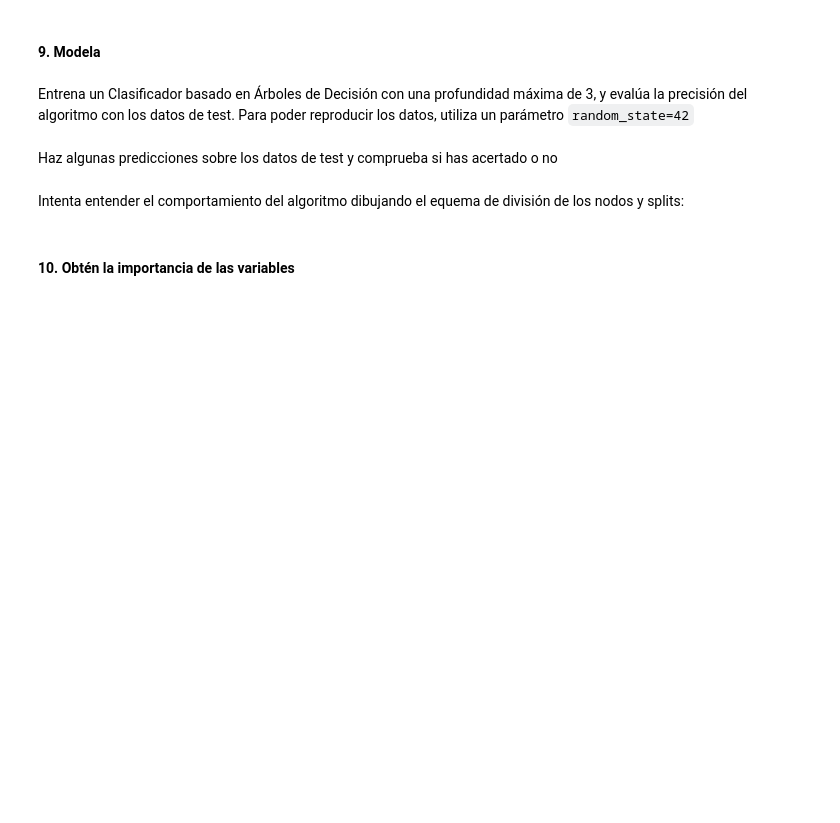
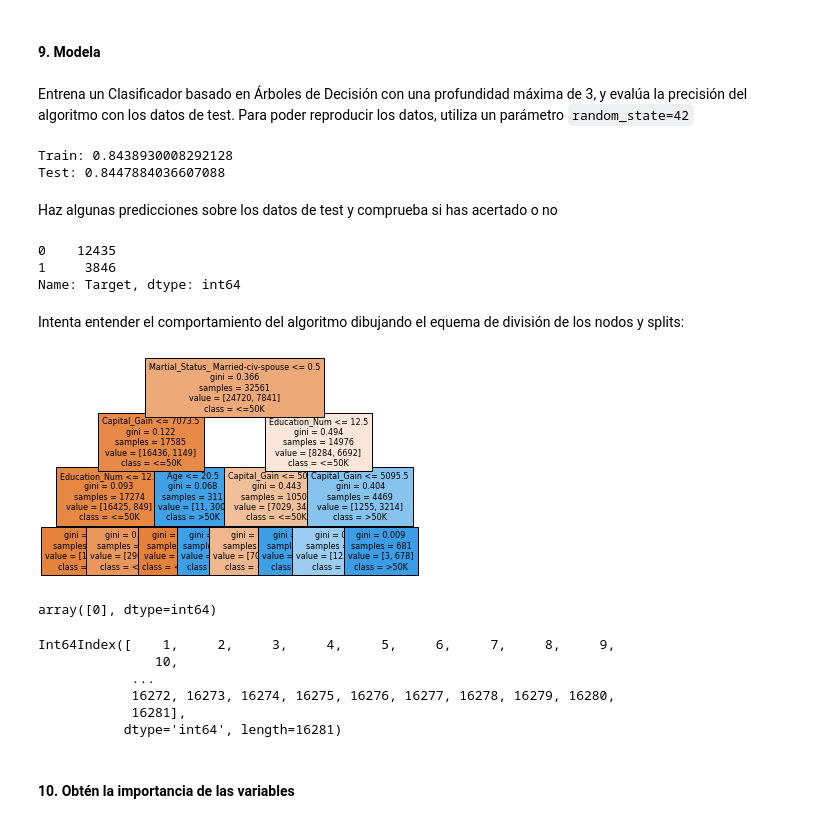
Before and after one commit to franciscocanon-thebridge/bootcamp_thebridge_PTSep20, a Jupyter notebook: Bloque 3 - Machine Learning/01_Supervisado/4-Decision Trees/ejercicios/02_DecisionTrees Adult Dataset.ipynb, the cells around one changed output. Cells and saved outputs as stored; diff of their text form; code cells hidden in the pictures; blank space fills up the shorter version.

Commit message:
actualización ficheros DecisionTrees

```diff
--- a/Bloque 3 - Machine Learning/01_Supervisado/4-Decision Trees/ejercicios/02_DecisionTrees Adult Dataset.ipynb
+++ b/Bloque 3 - Machine Learning/01_Supervisado/4-Decision Trees/ejercicios/02_DecisionTrees Adult Dataset.ipynb
@@ -306,0 +287,7 @@ for c in numerical_columns:
+# %%
+for col in df_train.columns:
+    if df_train[col].dtype == 'object':
+        df_train[col].fillna(df_train[col].mode()[0], inplace=True)
+    else:
+        df_train[col].fillna(df_train[col].median(), inplace=True)
+df_train.info()
@@ -306,0 +316,3 @@ for c in numerical_columns:
+# %%
+df_train = pd.get_dummies(df_train)
+df_test = pd.get_dummies(df_test)
@@ -335,10 +367,61 @@ Ahora que ya hemos llenado todas las categóricas con valores no nulos, codifica
+# %%
+y_col = 'Target'
+X_cols = [a for a in df_train.columns if a != y_col]
+
+X_train = df_train[X_cols]
+y_train = df_train[y_col]
+X_test = df_test[X_cols]
+y_test = df_test[y_col]
 # %% [markdown]
 #### 9. Modela
 # %% [markdown]
 Entrena un Clasificador basado en Árboles de Decisión con una profundidad máxima de 3, y evalúa la precisión del algoritmo con los datos de test. Para poder reproducir los datos, utiliza un parámetro ``random_state=42``
+# %%
+from sklearn.tree import DecisionTreeClassifier
+
+tree_clf = DecisionTreeClassifier(max_depth=3, random_state=42)
+
+tree_clf.fit(X_train, y_train)
+print(f"Train: {tree_clf.score(X_train, y_train)}")
+print(f"Test: {tree_clf.score(X_test, y_test)}")
+# %% [output]
+Train: 0.8438930008292128
+Test: 0.8447884036607088
 # %% [markdown]
 Haz algunas predicciones sobre los datos de test y comprueba si has acertado o no
+# %%
+pd.Series(tree_clf.predict(X_test)).value_counts()
+pd.Series(y_test).value_counts()
+# %% [output]
+0    12435
+1     3846
+Name: Target, dtype: int64
 # %% [markdown]
 Intenta entender el comportamiento del algoritmo dibujando el equema de división de los nodos y splits:
+# %%
+import matplotlib.pyplot as plt
+%matplotlib inline
+
+import sklearn
+
+sklearn.tree.plot_tree(tree_clf,
+                       feature_names=X_train.columns,
+                       class_names=['<=50K', '>50K'],
+                       filled = True, fontsize=8);
+# %% [output]
+[figure, added]
+# %%
+tree_clf.predict(pd.DataFrame(X_test.iloc[0]).T)
+# %% [output]
+array([0], dtype=int64)
+# %%
+X_test.index
+# %% [output]
+Int64Index([    1,     2,     3,     4,     5,     6,     7,     8,     9,
+               10,
+            ...
+            16272, 16273, 16274, 16275, 16276, 16277, 16278, 16279, 16280,
+            16281],
+           dtype='int64', length=16281)
 # %% [markdown]
 #### 10. Obtén la importancia de las variables
```
Also changed, not shown: parts of 24 cells of this notebook, 1 other file.
